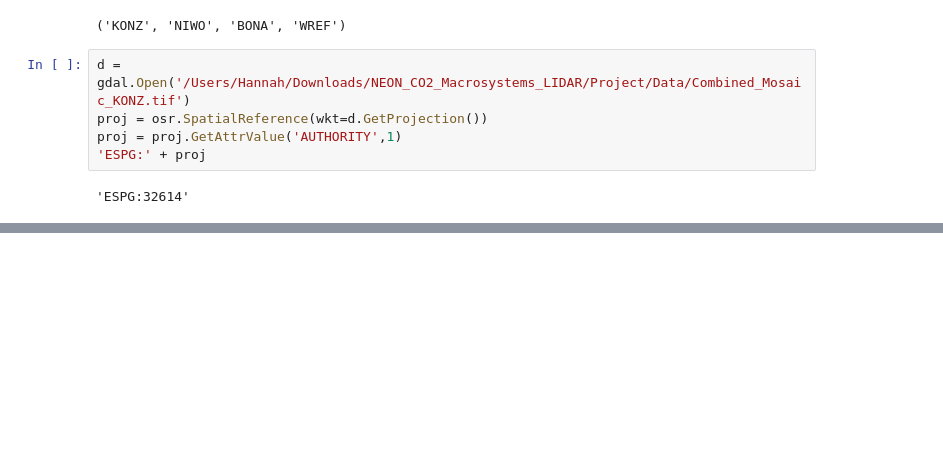
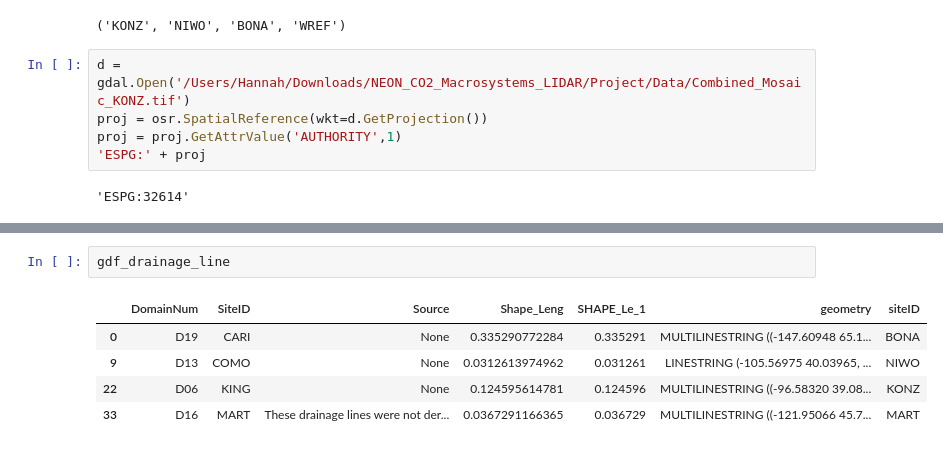
Before and after one commit to hannahconroy/NEON_CO2_Macrosystems_LIDAR, a Jupyter notebook: Project/Site_Boundaries.ipynb, the cells around one changed output, grey strips where cells are left out. Saved outputs shown, nothing was run; the diff lists cells and outputs as text; blank space fills up the shorter version.

```diff
--- a/Project/Site_Boundaries.ipynb
+++ b/Project/Site_Boundaries.ipynb
@@ -279,0 +320,8 @@ for site in site_list:
+# %%
+gdf_drainage_line
+# %% [output]
+|  | DomainNum | SiteID | Source | Shape_Leng | SHAPE_Le_1 | geometry | siteID |
+| 0 | D19 | CARI | None | 0.335290772284 | 0.335291 | MULTILINESTRING ((-147.60948 65.1... | BONA |
+| 9 | D13 | COMO | None | 0.0312613974962 | 0.031261 | LINESTRING (-105.56975 40.03965, ... | NIWO |
+| 22 | D06 | KING | None | 0.124595614781 | 0.124596 | MULTILINESTRING ((-96.58320 39.08... | KONZ |
+| 33 | D16 | MART | These drainage lines were not der... | 0.0367291166365 | 0.036729 | MULTILINESTRING ((-121.95066 45.7... | MART |
```
Also changed, not shown: parts of 9 cells of this notebook.
